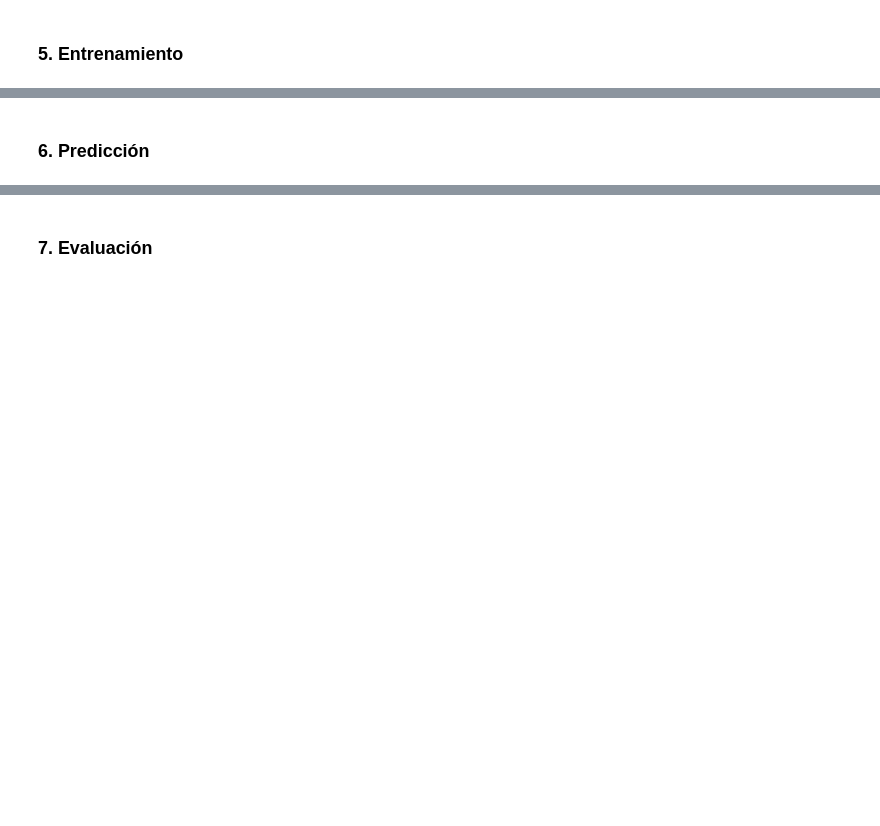
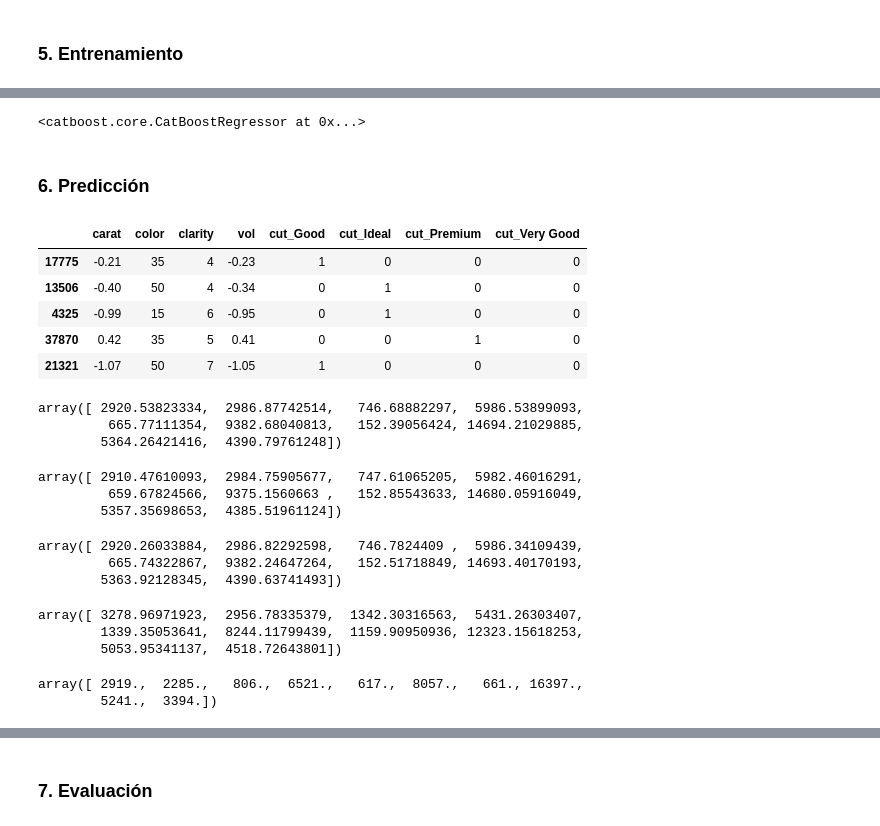
Before and after one commit to Ironhack-Data-Madrid-Octubre-2023/apuntes_clase, a Jupyter notebook: semana_7/1.1 - Intro Machine Learning - Aprendizaje Supervisado - Regresion.ipynb, the cells around one changed output, grey strips where cells are left out. Saved outputs shown, nothing was run; the diff lists cells and outputs as text; code cells hidden in the pictures; blank space fills up the shorter version.

```diff
--- a/semana_7/1.1 - Intro Machine Learning - Aprendizaje Supervisado - Regresion.ipynb
+++ b/semana_7/1.1 - Intro Machine Learning - Aprendizaje Supervisado - Regresion.ipynb
@@ -323,0 +616,4 @@ Ahora ya podemos alimentar el modelo predictivo. Probaremos distintos modelos.
+# %%
+ctr.fit(X_train, y_train, verbose=0)
+# %% [output]
+<catboost.core.CatBoostRegressor at 0x...>
@@ -324,2 +632,40 @@ Ahora ya podemos alimentar el modelo predictivo. Probaremos distintos modelos.
 # %% [markdown]
 ### 6. Predicción
+# %%
+X_test.head()
+# %% [output]
+|  | carat | color | clarity | vol | cut_Good | cut_Ideal | cut_Premium | cut_Very Good |
+| 17775 | -0.21 | 35 | 4 | -0.23 | 1 | 0 | 0 | 0 |
+| 13506 | -0.40 | 50 | 4 | -0.34 | 0 | 1 | 0 | 0 |
+| 4325 | -0.99 | 15 | 6 | -0.95 | 0 | 1 | 0 | 0 |
+| 37870 | 0.42 | 35 | 5 | 0.41 | 0 | 0 | 1 | 0 |
+| 21321 | -1.07 | 50 | 7 | -1.05 | 1 | 0 | 0 | 0 |
+# %%
+linreg.predict(X_test)[:10]
+# %% [output]
+array([ 2920.53823334,  2986.87742514,   746.68882297,  5986.53899093,
+         665.77111354,  9382.68040813,   152.39056424, 14694.21029885,
+        5364.26421416,  4390.79761248])
+# %%
+lasso.predict(X_test)[:10]
+# %% [output]
+array([ 2910.47610093,  2984.75905677,   747.61065205,  5982.46016291,
+         659.67824566,  9375.1560663 ,   152.85543633, 14680.05916049,
+        5357.35698653,  4385.51961124])
+# %%
+ridge.predict(X_test)[:10]
+# %% [output]
+array([ 2920.26033884,  2986.82292598,   746.7824409 ,  5986.34109439,
+         665.74322867,  9382.24647264,   152.51718849, 14693.40170193,
+        5363.92128345,  4390.63741493])
+# %%
+elastic.predict(X_test)[:10]
+# %% [output]
+array([ 3278.96971923,  2956.78335379,  1342.30316563,  5431.26303407,
+        1339.35053641,  8244.11799439,  1159.90950936, 12323.15618253,
+        5053.95341137,  4518.72643801])
+# %%
+etr.predict(X_test)[:10]
+# %% [output]
+array([ 2919.,  2285.,   806.,  6521.,   617.,  8057.,   661., 16397.,
+        5241.,  3394.])
```
Also changed, not shown: parts of 58 cells of this notebook.
